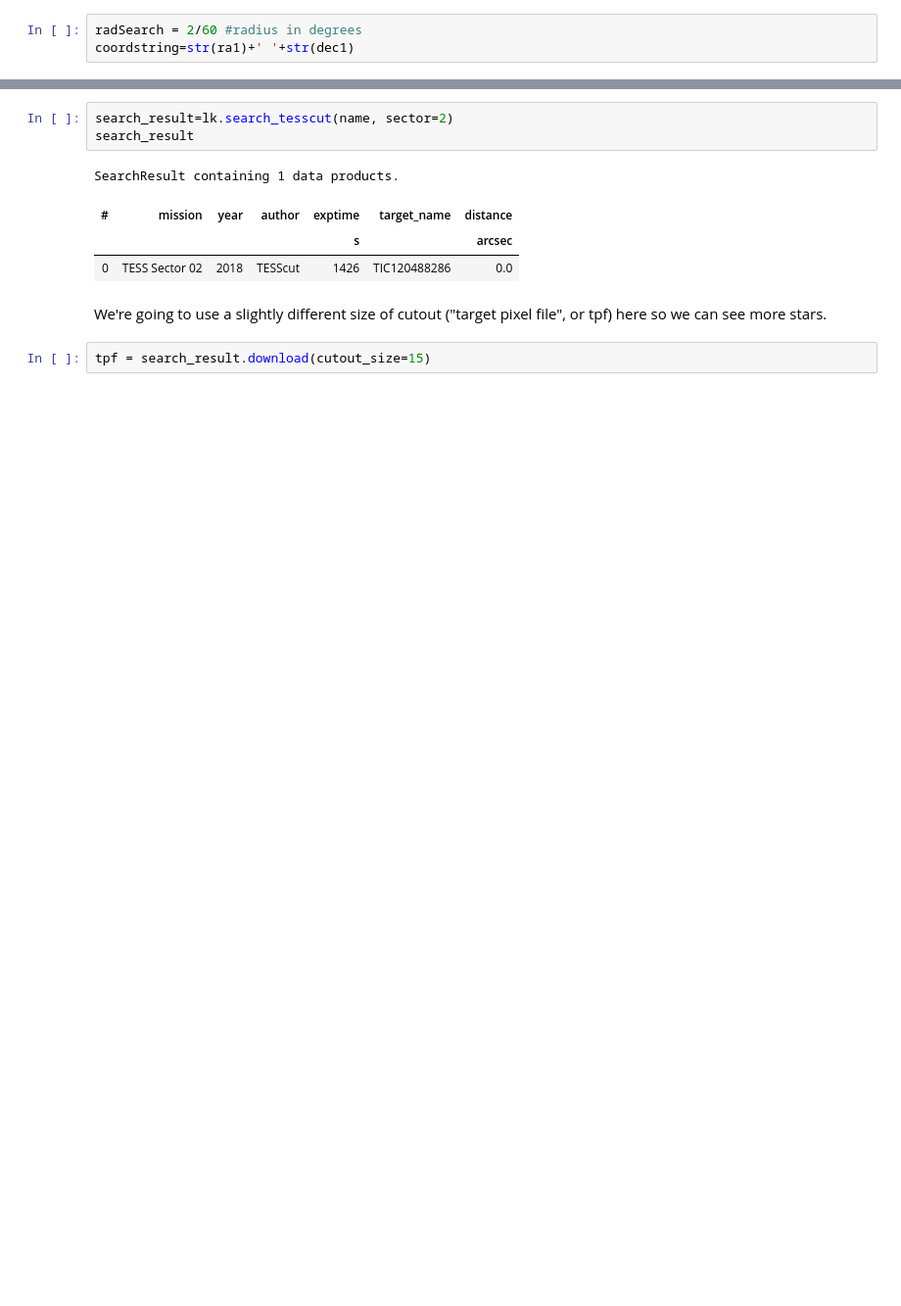
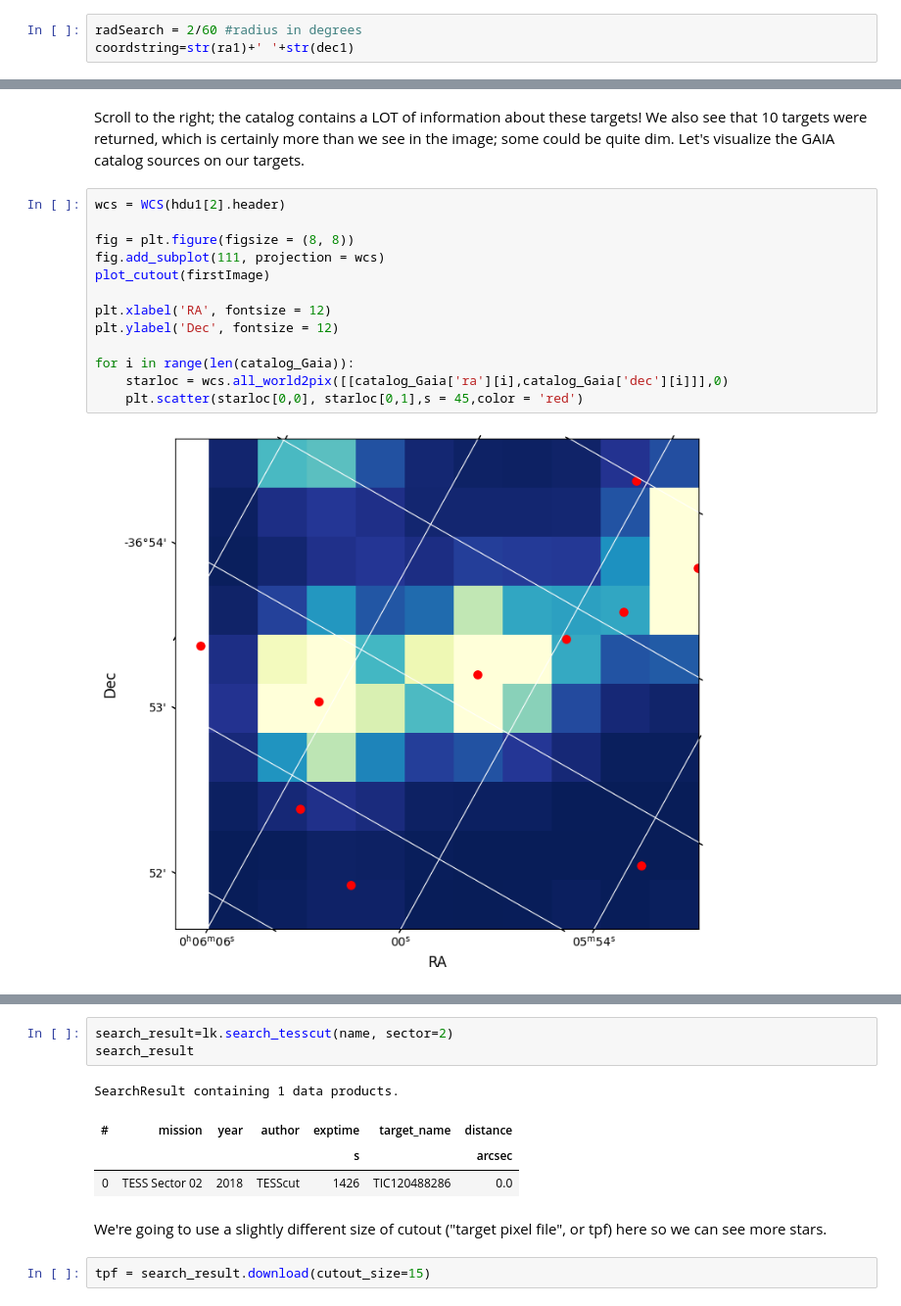
Before and after one commit to spacetelescope/project-tikebook, a Jupyter notebook: 23-07-workshop/finished/Leavitts_Footsteps.ipynb, the cells around one changed output, grey strips where cells are left out. Shown at 98% size. Drawn from its saved outputs; the diff is of its cells as text; blank space fills up the shorter version.

```diff
--- a/23-07-workshop/finished/Leavitts_Footsteps.ipynb
+++ b/23-07-workshop/finished/Leavitts_Footsteps.ipynb
@@ -161,0 +181,17 @@ coordstring=str(ra1)+' '+str(dec1)
+# %% [markdown]
+Scroll to the right; the catalog contains a LOT of information about these targets! We also see that 10 targets were returned, which is certainly more than we see in the image; some could be quite dim. Let's visualize the GAIA catalog sources on our targets.
+# %%
+wcs = WCS(hdu1[2].header)
+
+fig = plt.figure(figsize = (8, 8))
+fig.add_subplot(111, projection = wcs)
+plot_cutout(firstImage)
+
+plt.xlabel('RA', fontsize = 12)
+plt.ylabel('Dec', fontsize = 12)
+
+for i in range(len(catalog_Gaia)):
+    starloc = wcs.all_world2pix([[catalog_Gaia['ra'][i],catalog_Gaia['dec'][i]]],0)
+    plt.scatter(starloc[0,0], starloc[0,1],s = 45,color = 'red')
+# %% [output]
+[figure, added]
```
Also changed, not shown: parts of 15 cells of this notebook, 1 other file.
